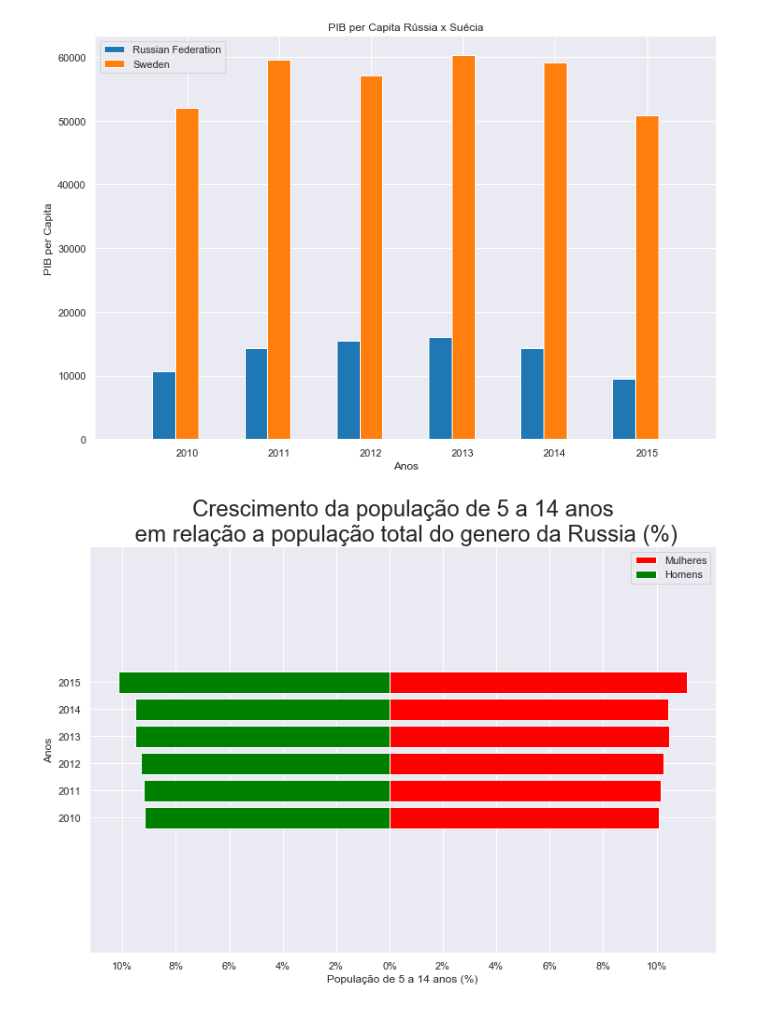
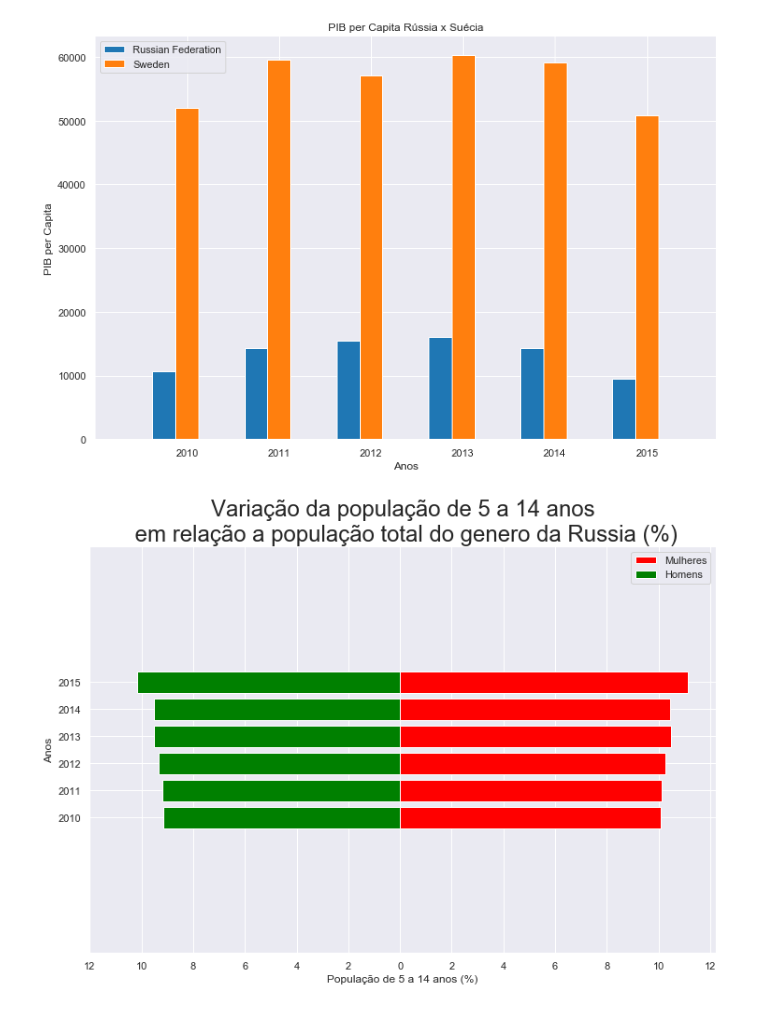
Before and after one commit to Eudess/suicide-data-science, a Jupyter notebook: Entrega 03/suicide_analytics.ipynb, the cells around one changed output. Cells and saved outputs as stored; diff of their text form; code cells hidden in the pictures.

Commit message:
Graficos de varição de faixa etária de Russia e Suecia
- Funções auxiliares para gerar labels do eixo x
- Comentários explicativos destas funções

```diff
--- a/Entrega 03/suicide_analytics.ipynb
+++ b/Entrega 03/suicide_analytics.ipynb
@@ -632,8 +706,8 @@ def generate_growth_pop_age_barh(df, col_y, col_f, col_m, x_ticks, x_labels, x_l
 # %%
-generate_growth_pop_age_barh(russia_age_5_14, 'year', 'populationFemaleTaxa', 'populationMaleTaxa', [-10,-8,-6,-4,-2,
-                            0,2,4,6,8,10,], ['10%','8%','6%','4%','2%','0%','2%','4%','6%','8%','10%'],
-                             'População de 5 a 14 anos (%)', 'Anos', [2005,2020], 'Crescimento da população ' +
+generate_growth_pop_age_barh(russia_age_5_14, 'year', 'populationFemaleTaxa', 'populationMaleTaxa', getLabels(russia_age_5_14,
+                              'populationFemaleTaxa', 'populationMaleTaxa', True), getLabels(russia_age_5_14,'populationFemaleTaxa',
+                            'populationMaleTaxa'),'População de 5 a 14 anos (%)', 'Anos', [2005,2020], 'Variação da população ' +
                              'de 5 a 14 anos\n em relação a população total do genero da Russia (%)',
                              ['Mulheres','Homens'])
 # %% [output]
-[figure, old version]
+[figure, new version]
```
Also changed, not shown: parts of 14 cells of this notebook.
